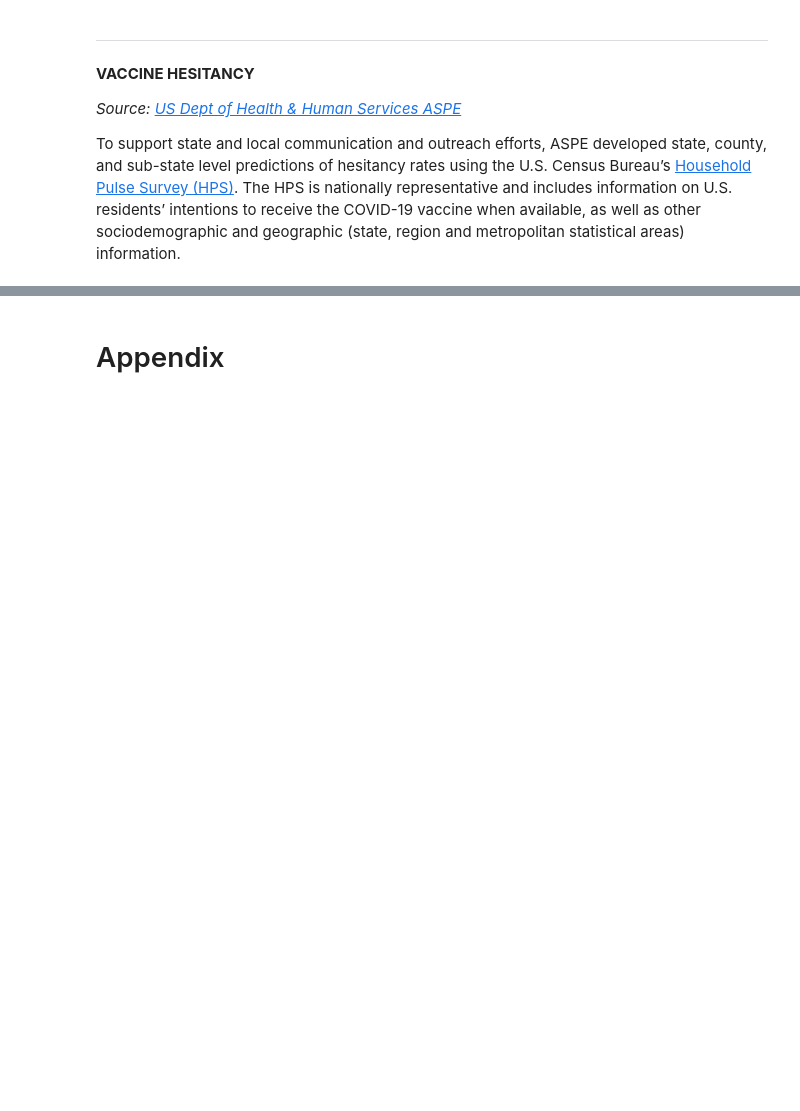
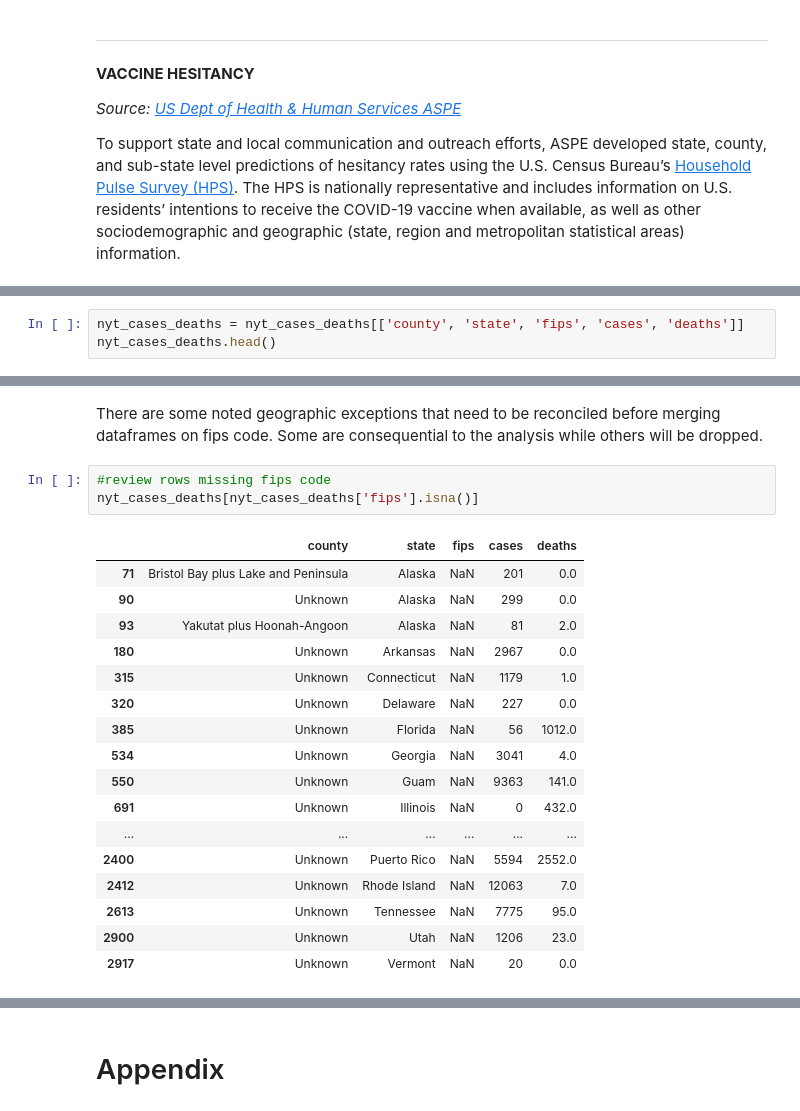
Before and after one commit to kcoop610/capstone-pandemic-us-health-inequities, a Jupyter notebook: report.ipynb, the cells around one changed output, grey strips where cells are left out. Drawn from its saved outputs; the diff is of its cells as text; blank space fills up the shorter version.

```diff
--- a/report.ipynb
+++ b/report.ipynb
@@ -369,0 +586,3 @@ vax_hesitancy
+# %%
+nyt_cases_deaths = nyt_cases_deaths[['county', 'state', 'fips', 'cases', 'deaths']]
+nyt_cases_deaths.head()
@@ -369,0 +611,23 @@ vax_hesitancy
+# %% [markdown]
+There are some noted geographic exceptions that need to be reconciled before merging dataframes on fips code. Some are consequential to the analysis while others will be dropped.
+# %%
+#review rows missing fips code
+nyt_cases_deaths[nyt_cases_deaths['fips'].isna()]
+# %% [output]
+|  | county | state | fips | cases | deaths |
+| 71 | Bristol Bay plus Lake and Peninsula | Alaska | NaN | 201 | 0.0 |
+| 90 | Unknown | Alaska | NaN | 299 | 0.0 |
+| 93 | Yakutat plus Hoonah-Angoon | Alaska | NaN | 81 | 2.0 |
+| 180 | Unknown | Arkansas | NaN | 2967 | 0.0 |
+| 315 | Unknown | Connecticut | NaN | 1179 | 1.0 |
+| 320 | Unknown | Delaware | NaN | 227 | 0.0 |
+| 385 | Unknown | Florida | NaN | 56 | 1012.0 |
+| 534 | Unknown | Georgia | NaN | 3041 | 4.0 |
+| 550 | Unknown | Guam | NaN | 9363 | 141.0 |
+| 691 | Unknown | Illinois | NaN | 0 | 432.0 |
+| ... | ... | ... | ... | ... | ... |
+| 2400 | Unknown | Puerto Rico | NaN | 5594 | 2552.0 |
+| 2412 | Unknown | Rhode Island | NaN | 12063 | 7.0 |
+| 2613 | Unknown | Tennessee | NaN | 7775 | 95.0 |
+| 2900 | Unknown | Utah | NaN | 1206 | 23.0 |
+| 2917 | Unknown | Vermont | NaN | 20 | 0.0 |
```
Also changed, not shown: parts of 62 cells of this notebook, 9 other files.
